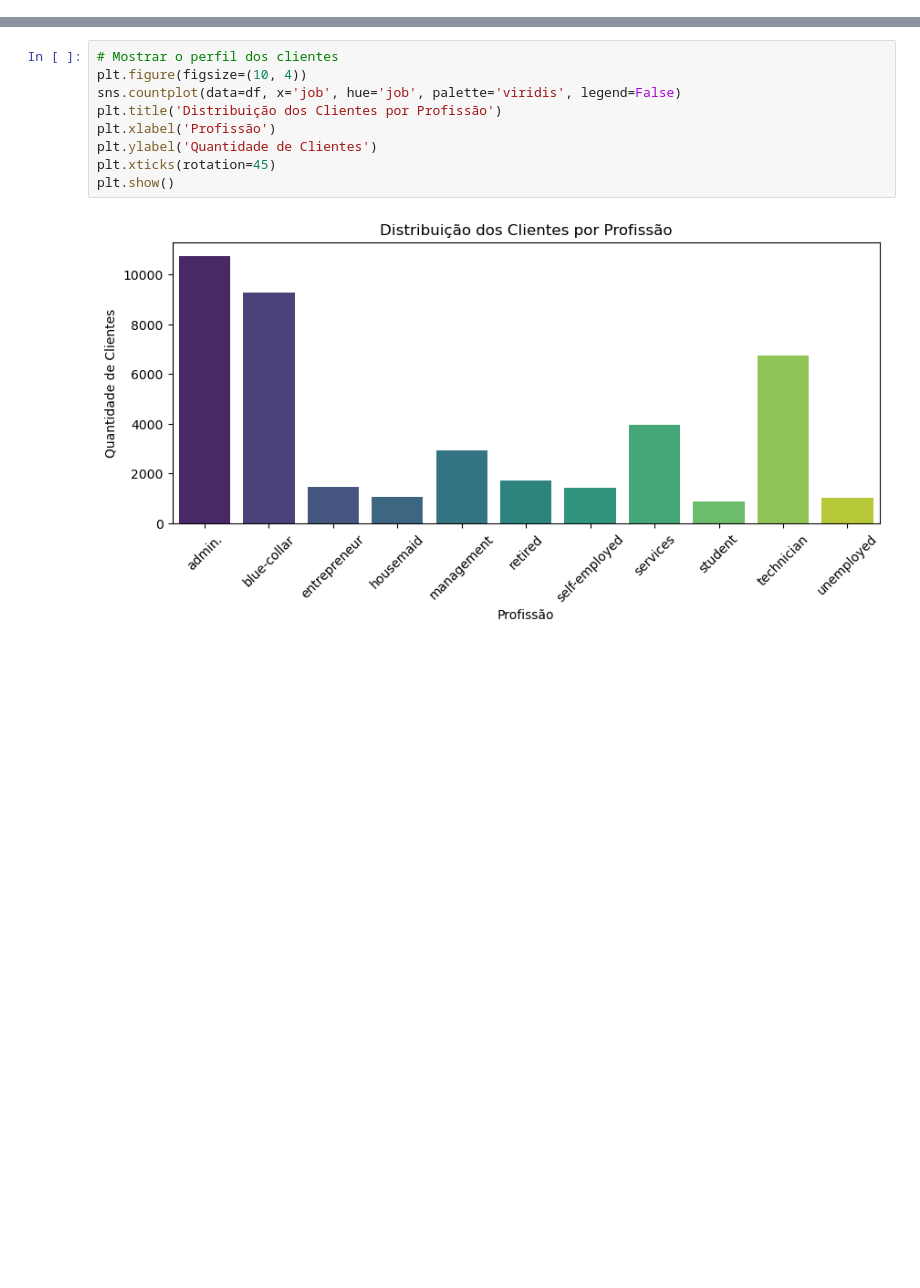
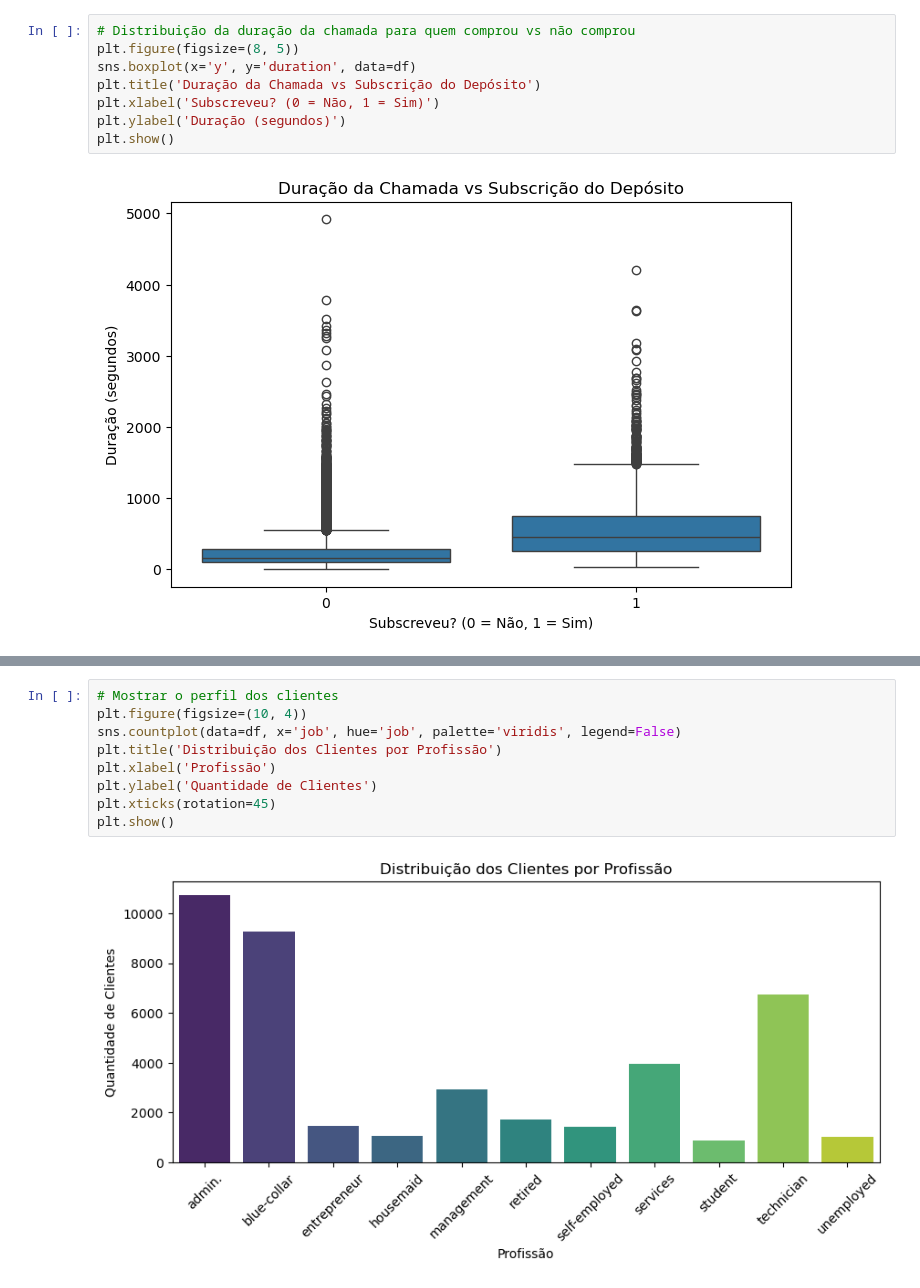
Before and after one commit to LucasUgulino/Super_Projeto_Estatistica, a Jupyter notebook: notebooks/eda.ipynb, the cells around one changed output, grey strips where cells are left out. Cells and saved outputs as stored; diff of their text form; blank space fills up the shorter version.

```diff
--- a/notebooks/eda.ipynb
+++ b/notebooks/eda.ipynb
@@ -28,0 +135,10 @@ Name: proportion, dtype: float64
+# %%
+# Distribuição da duração da chamada para quem comprou vs não comprou
+plt.figure(figsize=(8, 5))
+sns.boxplot(x='y', y='duration', data=df)
+plt.title('Duração da Chamada vs Subscrição do Depósito')
+plt.xlabel('Subscreveu? (0 = Não, 1 = Sim)')
+plt.ylabel('Duração (segundos)')
+plt.show()
+# %% [output]
+[figure, added]
```
Also changed, not shown: parts of 39 cells of this notebook, 11 other files.
